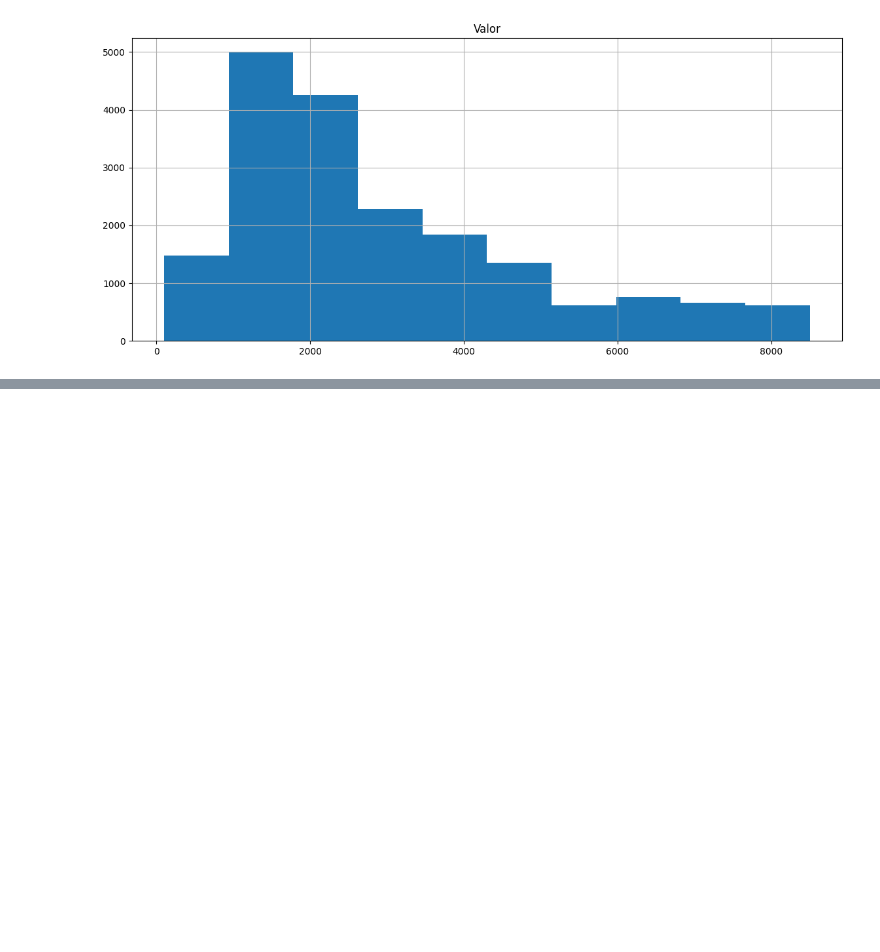
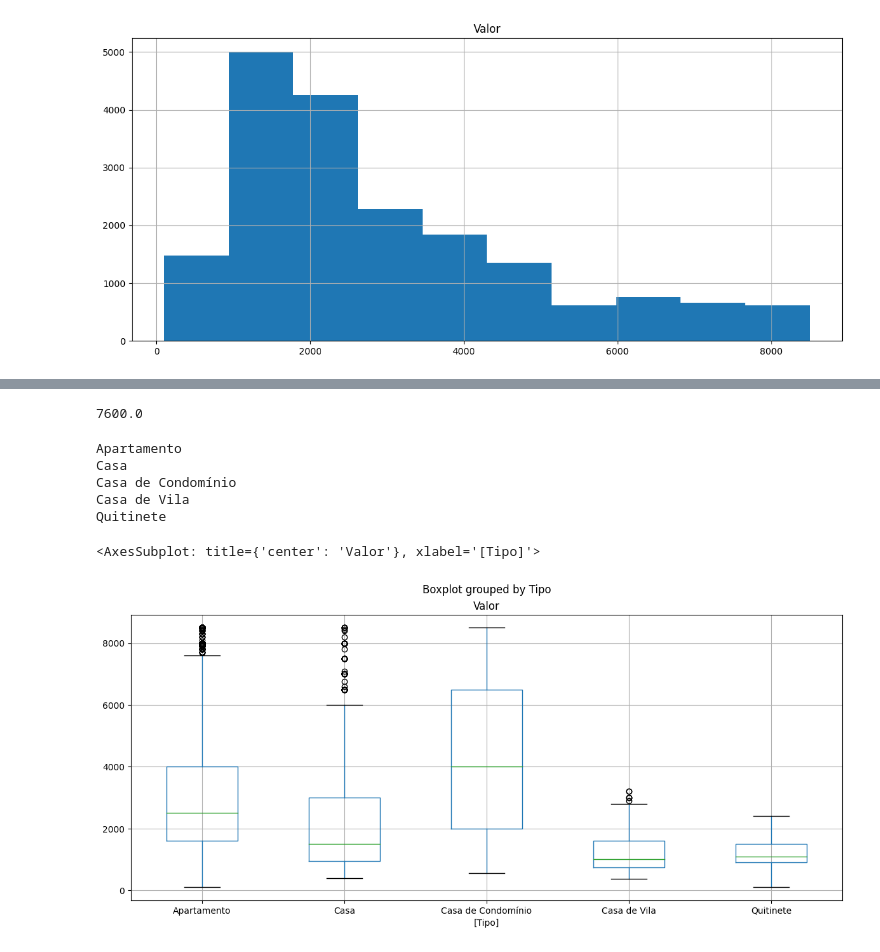
Before and after one commit to 21seya/pandas_aprendizado, a Jupyter notebook: identificando_outliers.ipynb, the cells around one changed output, grey strips where cells are left out. Cells and saved outputs as stored; diff of their text form; code cells hidden in the pictures; blank space fills up the shorter version.

```diff
--- a/identificando_outliers.ipynb
+++ b/identificando_outliers.ipynb
@@ -102,0 +148,13 @@ array([[<AxesSubplot: title={'center': 'Valor'}>]], dtype=object)
+# %%
+limite_superior['Apartamento']
+# %% [output]
+7600.0
+# %%
+for tipo in grupo_tipo.groups.keys():
+    print(tipo)
+# %% [output]
+Apartamento
+Casa
+Casa de Condomínio
+Casa de Vila
+Quitinete
@@ -102,0 +167,5 @@ array([[<AxesSubplot: title={'center': 'Valor'}>]], dtype=object)
+# %%
+dados_new.boxplot(['Valor'], by = ['Tipo'])
+# %% [output]
+<AxesSubplot: title={'center': 'Valor'}, xlabel='[Tipo]'>
+[figure, added]
```
Also changed, not shown: parts of 9 cells of this notebook, 1 other file.
